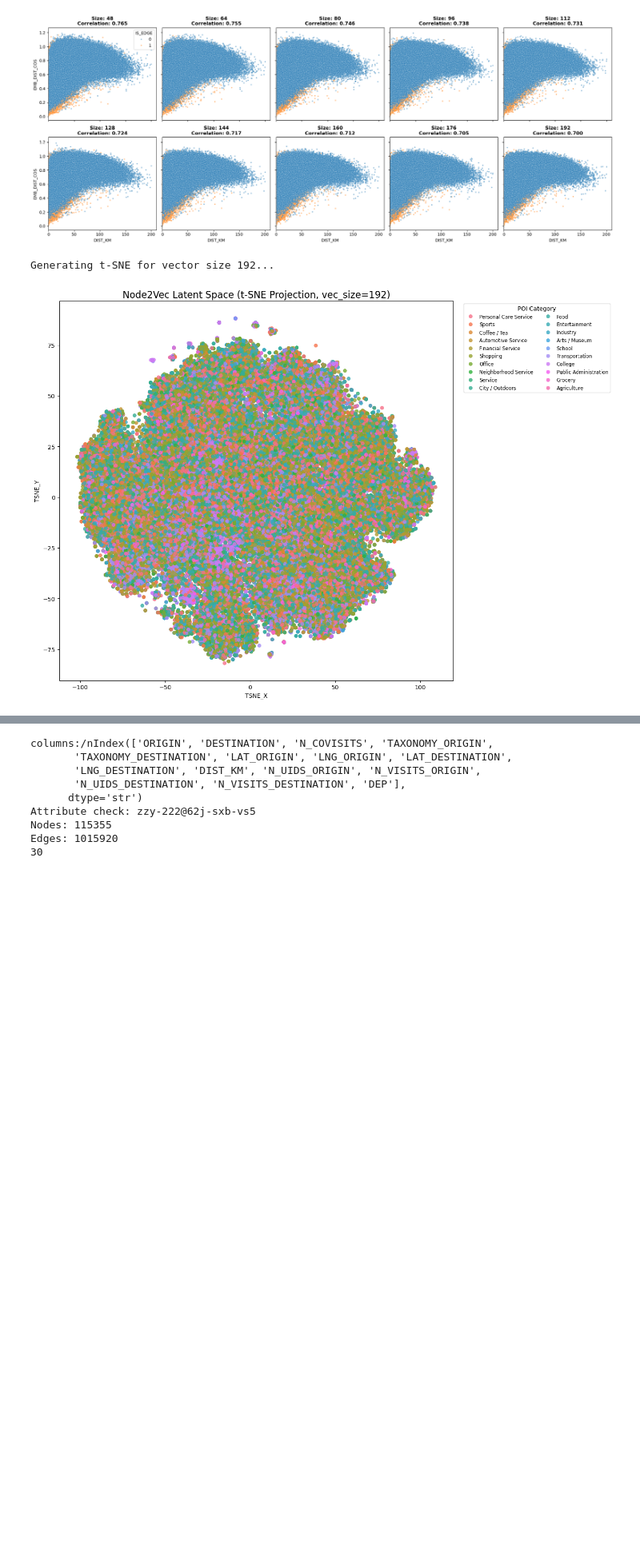
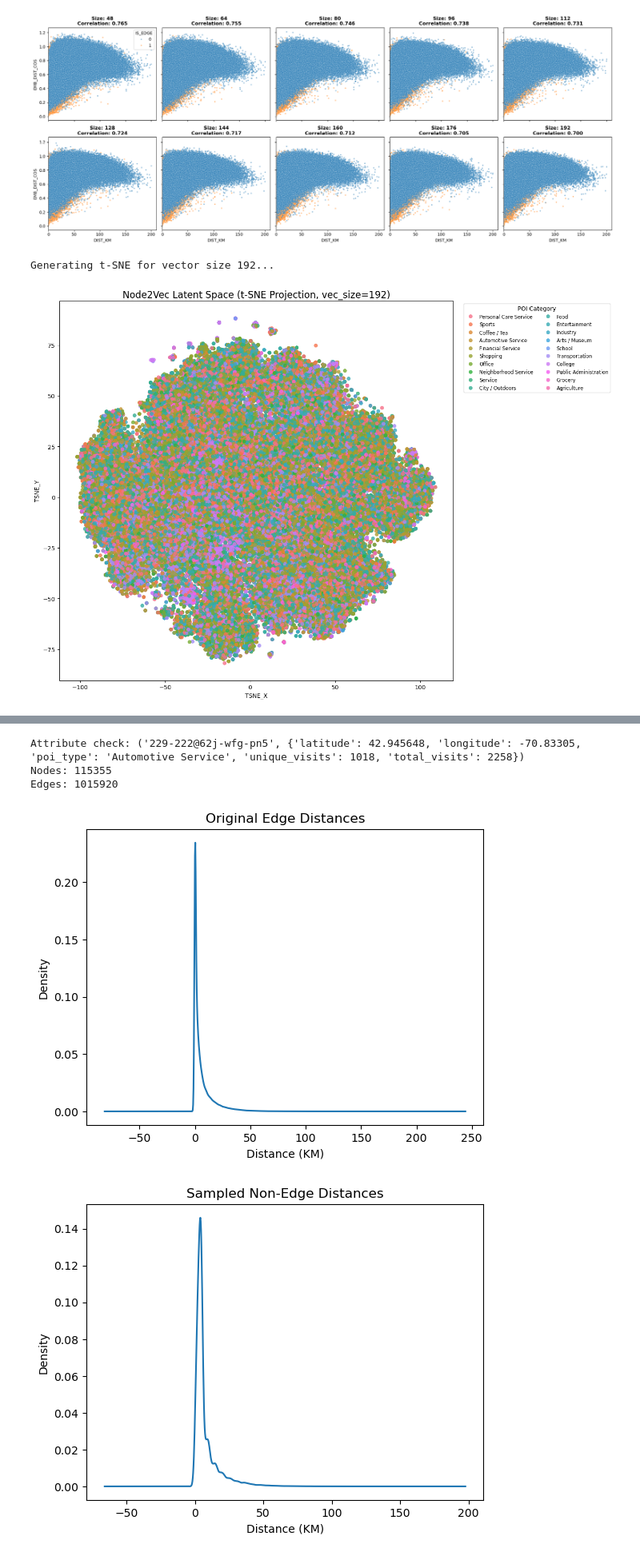
Before and after one commit to caleb-chandler/dependency-link-prediction, a Jupyter notebook: analysis.ipynb, the cells around one changed output, grey strips where cells are left out. Shown at 80% size. Cells and saved outputs as stored; diff of their text form; code cells hidden in the pictures; blank space fills up the shorter version.

```diff
--- a/analysis.ipynb
+++ b/analysis.ipynb
@@ -528,18 +526,6 @@ eval_df['LON_B'] = eval_df['NODE_B'].map(node_catalog['LNG_ORIGIN'])
 # drop NaNs
 eval_df = eval_df.dropna(subset=['LAT_A', 'LON_A', 'LAT_B', 'LON_B'])
 
-# haversine dist function
-def haversine(lat1, lon1, lat2, lon2):
-    R = 6371.0 # Earth radius in kilometers
-
-    lat1, lon1, lat2, lon2 = map(np.radians, [lat1, lon1, lat2, lon2])
-    dlat = lat2 - lat1
-    dlon = lon2 - lon1
-
-    a = np.sin(dlat/2.0)**2 + np.cos(lat1) * np.cos(lat2) * np.sin(dlon/2.0)**2
-    c = 2 * np.arcsin(np.sqrt(a))
-    return R * c
-
 # redefine dist_km for all nodes in the combined df
 eval_df['DIST_KM'] = haversine(eval_df['LAT_A'], eval_df['LON_A'], eval_df['LAT_B'], eval_df['LON_B'])
 
@@ -724,22 +710,45 @@ Revised Negative Edge Sampling - Plots/Verification
-# %%
-from math import dist
-test = pd.read_csv('data/undir_trials/thresholded_networks/0_network.txt', delimiter=' ')
-
-print(f'columns:/n{df.columns}')
-
-from pipeline import distribution_finder, load
-
-G = load(r'data/undir_trials/thresholded_networks/0_network.txt', None)
-
-_, cv_distr, _, _, _, _ = distribution_finder(G)
-print(len(cv_distr))
-# %% [output]
-columns:/nIndex(['ORIGIN', 'DESTINATION', 'N_COVISITS', 'TAXONOMY_ORIGIN',
-       'TAXONOMY_DESTINATION', 'LAT_ORIGIN', 'LNG_ORIGIN', 'LAT_DESTINATION',
-       'LNG_DESTINATION', 'DIST_KM', 'N_UIDS_ORIGIN', 'N_VISITS_ORIGIN',
-       'N_UIDS_DESTINATION', 'N_VISITS_DESTINATION', 'DEP'],
-      dtype='str')
-Attribute check: zzy-222@62j-sxb-vs5
-Nodes: 115355
-Edges: 1015920
-30
+# %%
+# Plots/Verification
+
+from pipeline import distribution_finder, sample_non_edges, load
+G = load(r'data/undir_trials/thresholded_networks/0_network.txt', None)
+
+# --- 1. Plot the TRUE Original Distances ---
+# Extract the raw distances from the graph attributes, not the histogram counts
+original_distances = list(nx.get_edge_attributes(G, 'DIST_KM').values())
+
+orig_series = pd.Series(original_distances)
+orig_series.plot.kde(bw_method='scott', title='Original Edge Distances')
+plt.xlabel('Distance (KM)')
+plt.ylabel('Density')
+plt.show()
+
+# --- 2. Plot the Sampled Distances ---
+distrs, sets = distribution_finder(G)
+dist_distr = distrs[0]
+
+sample = sample_non_edges(G, dist_distr, len(list(G.nodes())) // 2)
+
+locs = []
+for u, v in sample:
+    # Keep standard lat, lon ordering
+    lat_u, lon_u = G.nodes[u]['latitude'], G.nodes[u]['longitude']
+    lat_v, lon_v = G.nodes[v]['latitude'], G.nodes[v]['longitude']
+
+    # Pack strictly as lat, lon, lat, lon
+    locs.append((lat_u, lon_u, lat_v, lon_v))
+
+# Unpack strictly as lat, lon, lat, lon
+testset = [haversine((lat1, lon1), (lat2, lon2)) for (lat1, lon1, lat2, lon2) in locs]
+
+test_series = pd.Series(testset)
+test_series.plot.kde(bw_method='scott', title='Sampled Non-Edge Distances')
+plt.xlabel('Distance (KM)')
+plt.ylabel('Density')
+plt.show()
+# %% [output]
+Attribute check: ('229-222@62j-wfg-pn5', {'latitude': 42.945648, 'longitude': -70.83305, 'poi_type': 'Automotive Service', 'unique_visits': 1018, 'total_visits': 2258})
+Nodes: 115355
+Edges: 1015920
+[figure, added]
+[figure, added]
```
Also changed, not shown: parts of 3 cells of this notebook, 1 other file.
